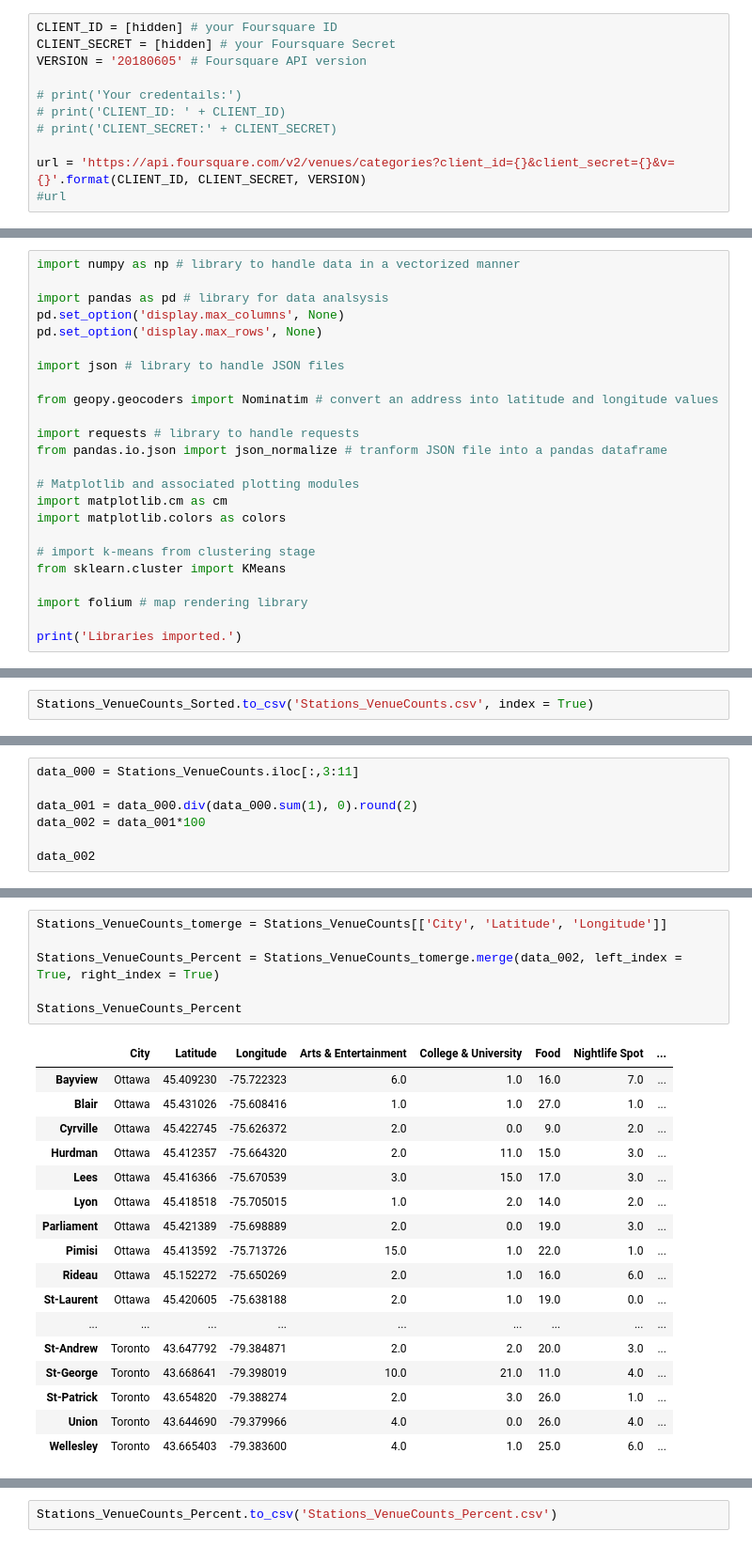
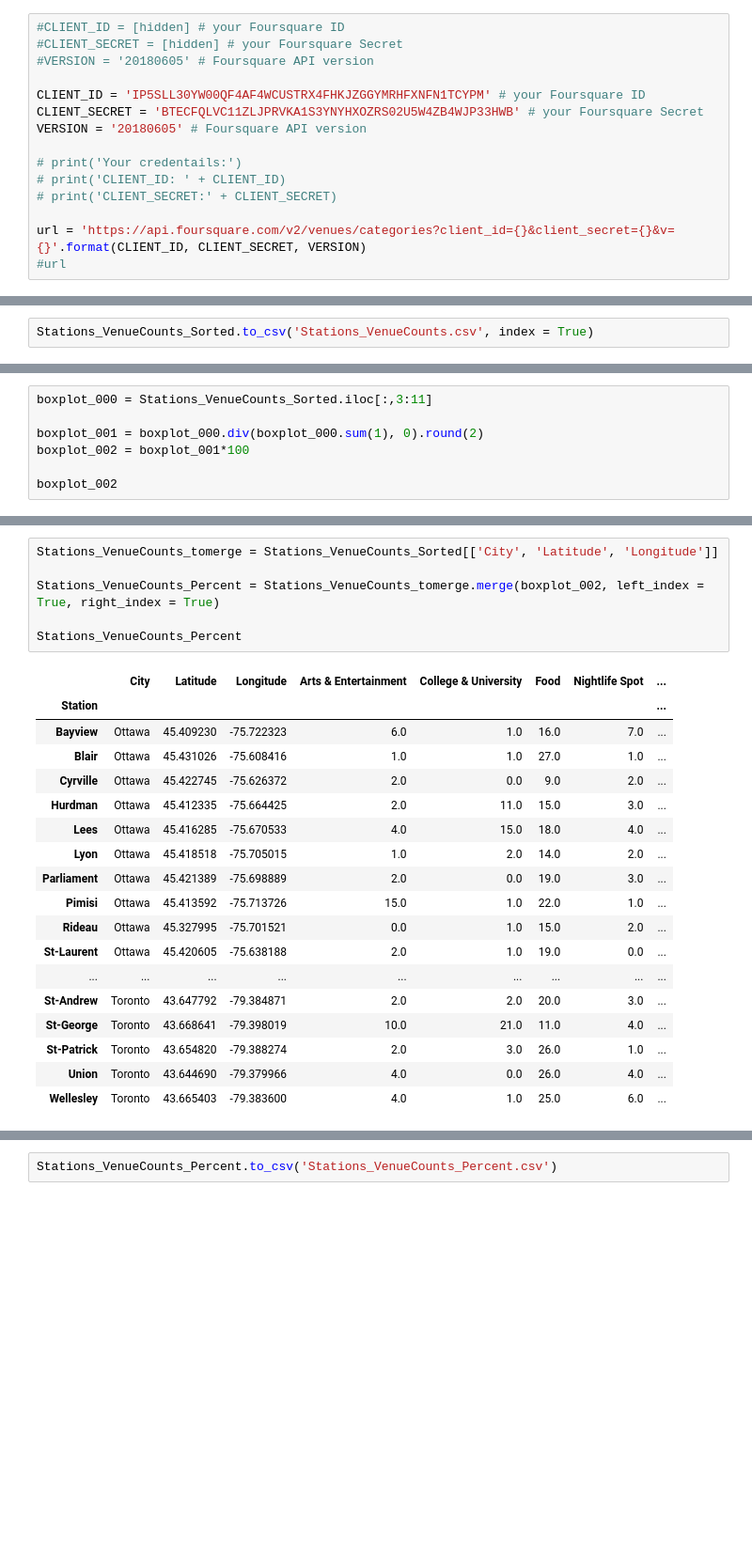
Before and after one commit to AMacumber/Coursera_Capstone, a Jupyter notebook: Macumber_Coursera_Capstone_Notebook.ipynb, the cells around one changed output, grey strips where cells are left out. Shown at 94% size. Saved outputs shown, nothing was run; the diff lists cells and outputs as text; blank space fills up the shorter version.

```diff
--- a/Macumber_Coursera_Capstone_Notebook.ipynb
+++ b/Macumber_Coursera_Capstone_Notebook.ipynb
@@ -194,8 +215,12 @@ Libraries imported.
 # %% [markdown]
 **Define Foursquare Credentials**
 # %%
-CLIENT_ID = [hidden] # your Foursquare ID
-CLIENT_SECRET = [hidden] # your Foursquare Secret
+#CLIENT_ID = [hidden] # your Foursquare ID
+#CLIENT_SECRET = [hidden] # your Foursquare Secret
+#VERSION = '20180605' # Foursquare API version
+
+CLIENT_ID = 'IP5SLL30YW00QF4AF4WCUSTRX4FHKJZGGYMRHFXNFN1TCYPM' # your Foursquare ID
+CLIENT_SECRET = 'BTECFQLVC11ZLJPRVKA1S3YNYHXOZRS02U5W4ZB4WJP33HWB' # your Foursquare Secret
 VERSION = '20180605' # Foursquare API version
 
 # print('Your credentails:')
@@ -355,24 +377,0 @@ Extract venue information for all stations in Ottawa and Toronto.
-# %%
-import numpy as np # library to handle data in a vectorized manner
-
-import pandas as pd # library for data analsysis
-pd.set_option('display.max_columns', None)
-pd.set_option('display.max_rows', None)
-
-import json # library to handle JSON files
-
-from geopy.geocoders import Nominatim # convert an address into latitude and longitude values
-
-import requests # library to handle requests
-from pandas.io.json import json_normalize # tranform JSON file into a pandas dataframe
-
-# Matplotlib and associated plotting modules
-import matplotlib.cm as cm
-import matplotlib.colors as colors
-
-# import k-means from clustering stage
-from sklearn.cluster import KMeans
-
-import folium # map rendering library
-
-print('Libraries imported.')
@@ -681,9 +657,9 @@ Convert to venue category count to percentage of total venues at each Station
 # %%
-data_000 = Stations_VenueCounts.iloc[:,3:11]
+boxplot_000 = Stations_VenueCounts_Sorted.iloc[:,3:11]
 
-data_001 = data_000.div(data_000.sum(1), 0).round(2)
-data_002 = data_001*100
+boxplot_001 = boxplot_000.div(boxplot_000.sum(1), 0).round(2)
+boxplot_002 = boxplot_001*100
 
-data_002
+boxplot_002
 # %% [output]
 |  | Arts & Entertainment | College & University | Food | Nightlife Spot | Outdoors & Recreation | ... |
@@ -727,20 +708,21 @@ plt.show()
 # %%
-Stations_VenueCounts_tomerge = Stations_VenueCounts[['City', 'Latitude', 'Longitude']]
+Stations_VenueCounts_tomerge = Stations_VenueCounts_Sorted[['City', 'Latitude', 'Longitude']]
 
-Stations_VenueCounts_Percent = Stations_VenueCounts_tomerge.merge(data_002, left_index = True, right_index = True)
+Stations_VenueCounts_Percent = Stations_VenueCounts_tomerge.merge(boxplot_002, left_index = True, right_index = True)
 
 Stations_VenueCounts_Percent
 # %% [output]
 |  | City | Latitude | Longitude | Arts & Entertainment | College & University | Food | Nightlife Spot | ... |
+| Station |  |  |  |  |  |  |  | ... |
 | Bayview | Ottawa | 45.409230 | -75.722323 | 6.0 | 1.0 | 16.0 | 7.0 | ... |
 | Blair | Ottawa | 45.431026 | -75.608416 | 1.0 | 1.0 | 27.0 | 1.0 | ... |
 | Cyrville | Ottawa | 45.422745 | -75.626372 | 2.0 | 0.0 | 9.0 | 2.0 | ... |
-| Hurdman | Ottawa | 45.412357 | -75.664320 | 2.0 | 11.0 | 15.0 | 3.0 | ... |
-| Lees | Ottawa | 45.416366 | -75.670539 | 3.0 | 15.0 | 17.0 | 3.0 | ... |
+| Hurdman | Ottawa | 45.412335 | -75.664425 | 2.0 | 11.0 | 15.0 | 3.0 | ... |
+| Lees | Ottawa | 45.416285 | -75.670533 | 4.0 | 15.0 | 18.0 | 4.0 | ... |
 | Lyon | Ottawa | 45.418518 | -75.705015 | 1.0 | 2.0 | 14.0 | 2.0 | ... |
 | Parliament | Ottawa | 45.421389 | -75.698889 | 2.0 | 0.0 | 19.0 | 3.0 | ... |
 | Pimisi | Ottawa | 45.413592 | -75.713726 | 15.0 | 1.0 | 22.0 | 1.0 | ... |
-| Rideau | Ottawa | 45.152272 | -75.650269 | 2.0 | 1.0 | 16.0 | 6.0 | ... |
+| Rideau | Ottawa | 45.327995 | -75.701521 | 0.0 | 1.0 | 15.0 | 2.0 | ... |
 | St-Laurent | Ottawa | 45.420605 | -75.638188 | 2.0 | 1.0 | 19.0 | 0.0 | ... |
 | ... | ... | ... | ... | ... | ... | ... | ... | ... |
 | St-Andrew | Toronto | 43.647792 | -79.384871 | 2.0 | 2.0 | 20.0 | 3.0 | ... |
```
Also changed, not shown: parts of 101 cells of this notebook, 9 other files.
